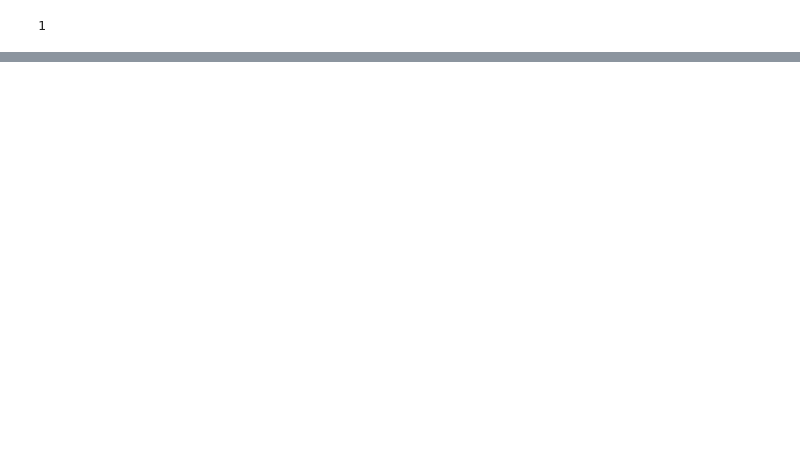
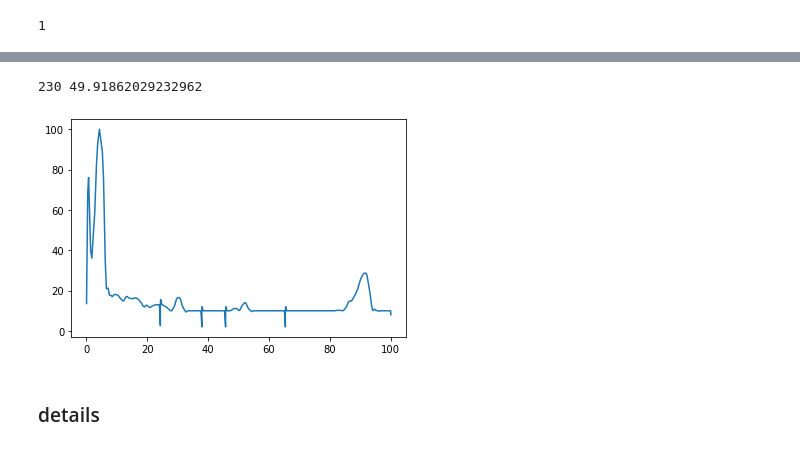
Before and after one commit to circle-ish/DatascienceBC22_final_MedleyGenerator, a Jupyter notebook: spotify_frobnicating.ipynb, the cells around one changed output, grey strips where cells are left out. Cells and saved outputs as stored; diff of their text form; code cells hidden in the pictures; blank space fills up the shorter version.

```diff
--- a/spotify_frobnicating.ipynb
+++ b/spotify_frobnicating.ipynb
@@ -911,0 +1358,11 @@ this
+# %%
+##
+## compare to current yt handler
+##
+
+from asyncio import create_task as asyncio_create_task
+from src.streamlit_interface import YoutubeHandler, AsyncHandler
+
+ash = AsyncHandler()
+yt = YoutubeHandler(_async_handler = ash)
+await asyncio_create_task(yt.setup())
@@ -911,0 +1439,12 @@ this
+# %%
+import matplotlib.pyplot as plt
+
+from statistics import mean
+print(len(graph['x']), mean(graph['x']))
+plt.plot(graph['x'], graph['y'])
+plt.show()
+# %% [output]
+230 49.91862029232962
+[figure, added]
+# %% [markdown]
+### details
```
Also changed, not shown: parts of 59 cells of this notebook.
